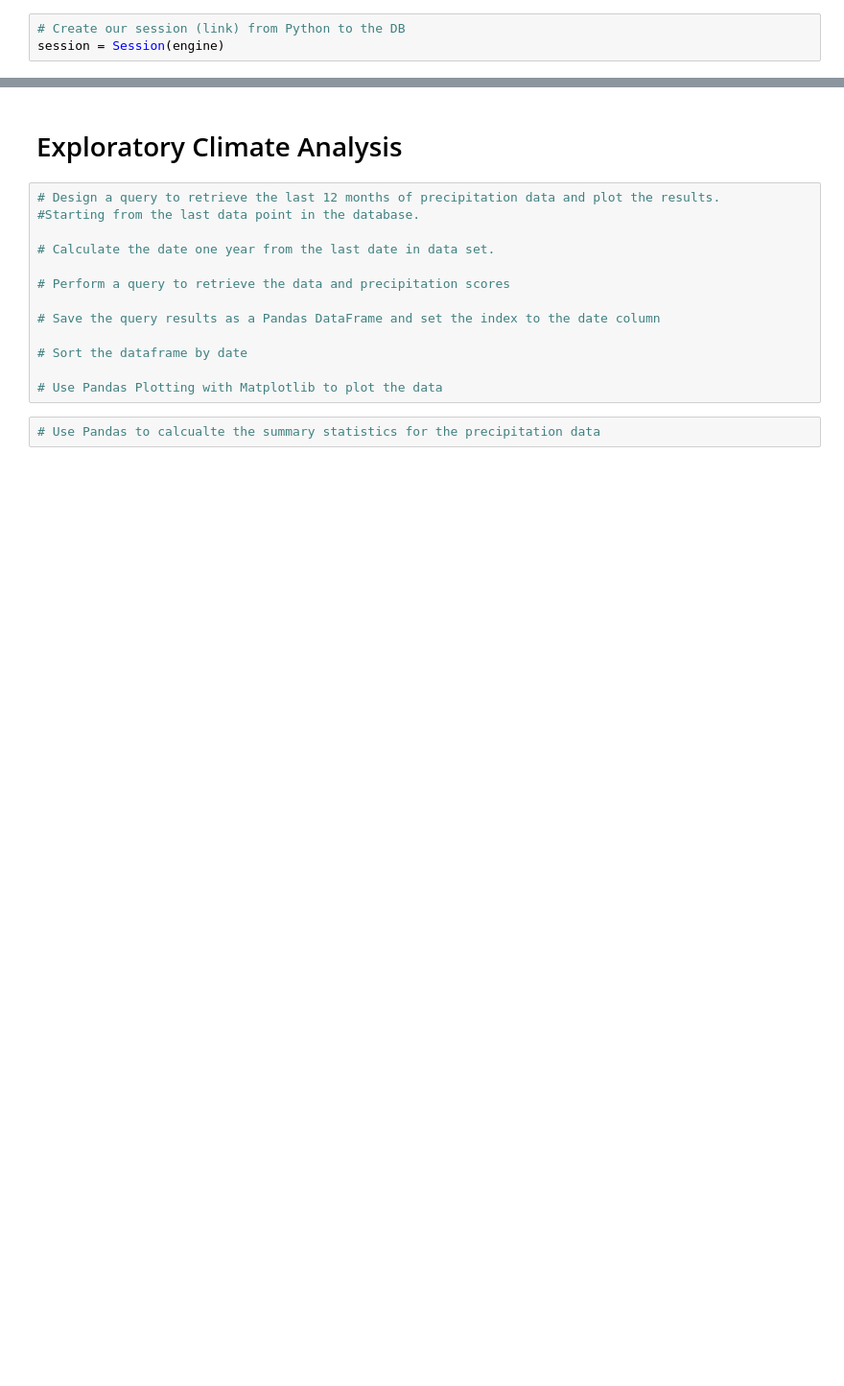
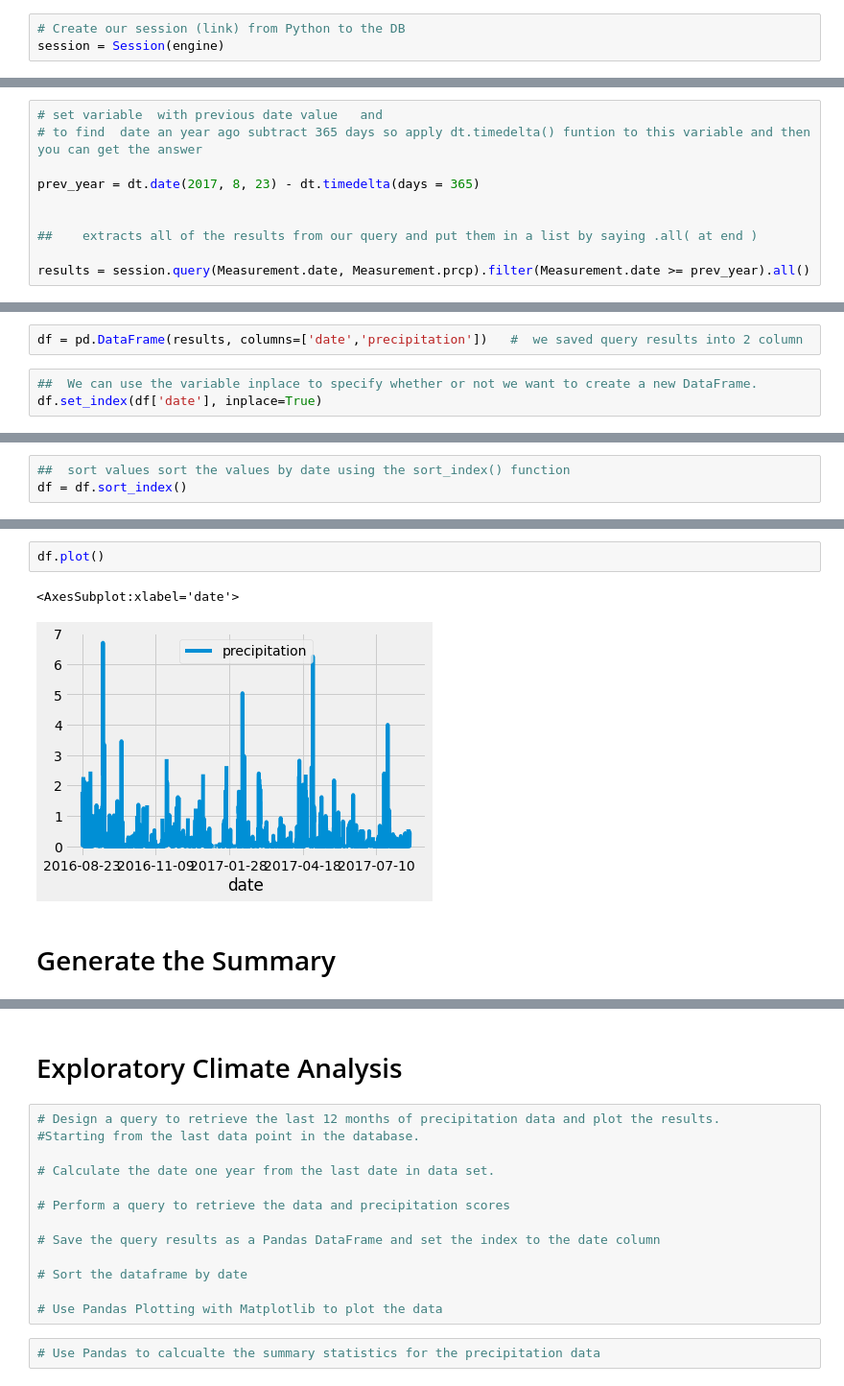
Before and after one commit to deepayogesh/surfs_up, a Jupyter notebook: climate_analysis.ipynb, the cells around one changed output, grey strips where cells are left out. Shown at 96% size. Cells and saved outputs as stored; diff of their text form; blank space fills up the shorter version.

```diff
--- a/climate_analysis.ipynb
+++ b/climate_analysis.ipynb
@@ -54,0 +55,10 @@ session = Session(engine)
+# %%
+# set variable  with previous date value   and
+# to find  date an year ago subtract 365 days so apply dt.timedelta() funtion to this variable and then you can get the answer
+
+prev_year = dt.date(2017, 8, 23) - dt.timedelta(days = 365)
+
+
+##    extracts all of the results from our query and put them in a list by saying .all( at end )
+
+results = session.query(Measurement.date, Measurement.prcp).filter(Measurement.date >= prev_year).all()
@@ -54,0 +72,5 @@ session = Session(engine)
+# %%
+df = pd.DataFrame(results, columns=['date','precipitation'])   #  we saved query results into 2 column
+# %%
+##  We can use the variable inplace to specify whether or not we want to create a new DataFrame.
+df.set_index(df['date'], inplace=True)
@@ -54,0 +117,3 @@ session = Session(engine)
+# %%
+##  sort values sort the values by date using the sort_index() function
+df = df.sort_index()
@@ -54,0 +140,7 @@ session = Session(engine)
+# %%
+df.plot()
+# %% [output]
+<AxesSubplot:xlabel='date'>
+[figure, added]
+# %% [markdown]
+# Generate the Summary
```
Also changed, not shown: parts of 25 cells of this notebook.
